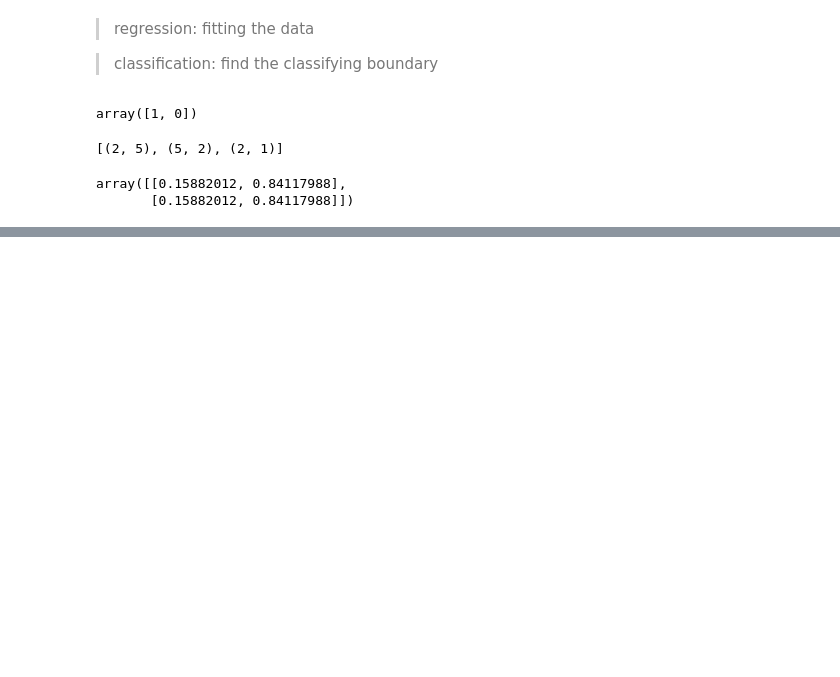
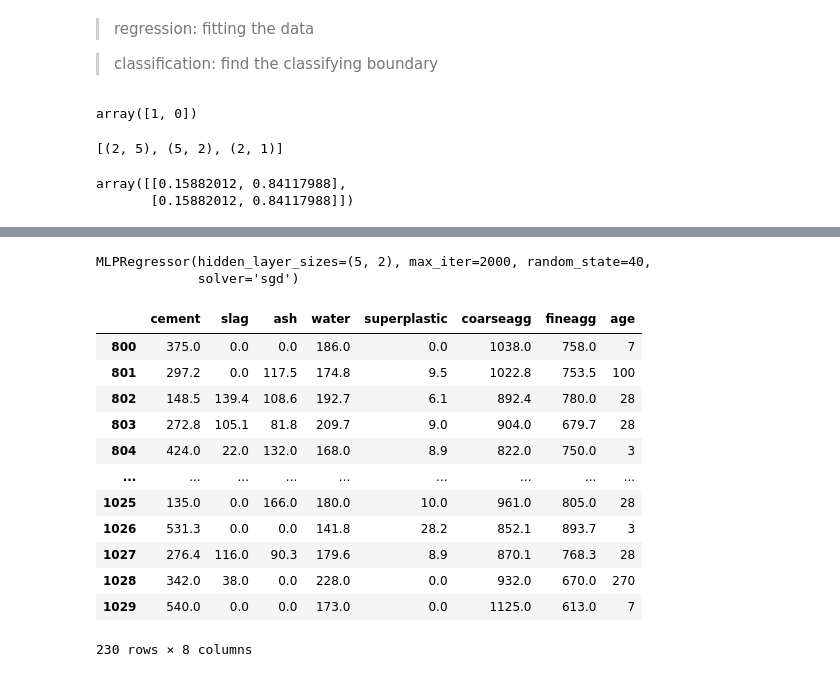
Before and after one commit to HeHeHuang/DeepLearningNLP, a Jupyter notebook: DeepLearning.ipynb, the cells around one changed output, grey strips where cells are left out. Drawn from its saved outputs; the diff is of its cells as text; code cells hidden in the pictures; blank space fills up the shorter version.

```diff
--- a/DeepLearning.ipynb
+++ b/DeepLearning.ipynb
@@ -58,0 +176,21 @@ array([[0.15882012, 0.84117988],
+# %%
+reg2.fit(X_train,y_train)   #2 hidden layer: 5nodes and 2 nodes
+# %% [output]
+MLPRegressor(hidden_layer_sizes=(5, 2), max_iter=2000, random_state=40,
+             solver='sgd')
+# %%
+X_test
+# %% [output]
+|  | cement | slag | ash | water | superplastic | coarseagg | fineagg | age |
+| 800 | 375.0 | 0.0 | 0.0 | 186.0 | 0.0 | 1038.0 | 758.0 | 7 |
+| 801 | 297.2 | 0.0 | 117.5 | 174.8 | 9.5 | 1022.8 | 753.5 | 100 |
+| 802 | 148.5 | 139.4 | 108.6 | 192.7 | 6.1 | 892.4 | 780.0 | 28 |
+| 803 | 272.8 | 105.1 | 81.8 | 209.7 | 9.0 | 904.0 | 679.7 | 28 |
+| 804 | 424.0 | 22.0 | 132.0 | 168.0 | 8.9 | 822.0 | 750.0 | 3 |
+| ... | ... | ... | ... | ... | ... | ... | ... | ... |
+| 1025 | 135.0 | 0.0 | 166.0 | 180.0 | 10.0 | 961.0 | 805.0 | 28 |
+| 1026 | 531.3 | 0.0 | 0.0 | 141.8 | 28.2 | 852.1 | 893.7 | 3 |
+| 1027 | 276.4 | 116.0 | 90.3 | 179.6 | 8.9 | 870.1 | 768.3 | 28 |
+| 1028 | 342.0 | 38.0 | 0.0 | 228.0 | 0.0 | 932.0 | 670.0 | 270 |
+| 1029 | 540.0 | 0.0 | 0.0 | 173.0 | 0.0 | 1125.0 | 613.0 | 7 |
+230 rows × 8 columns
```
Also changed, not shown: parts of 32 cells of this notebook.
